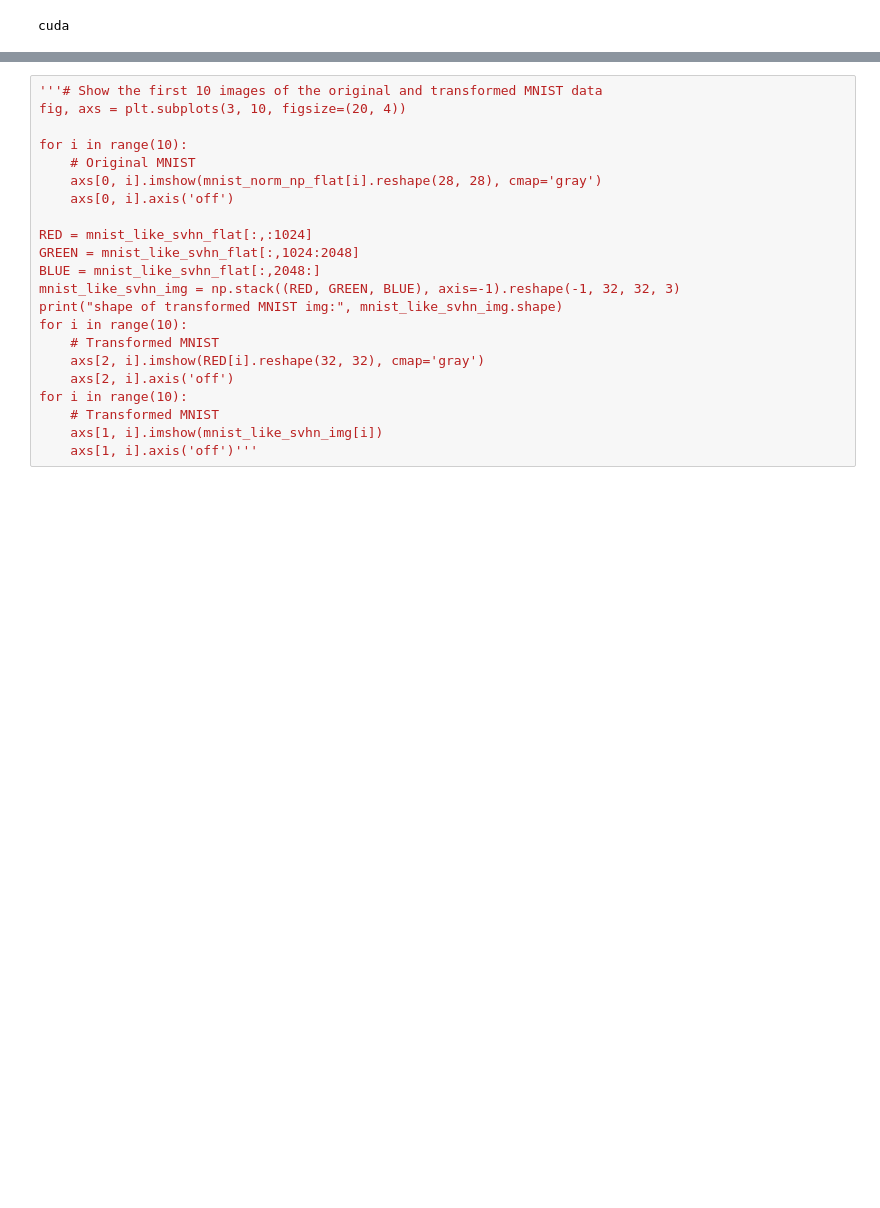
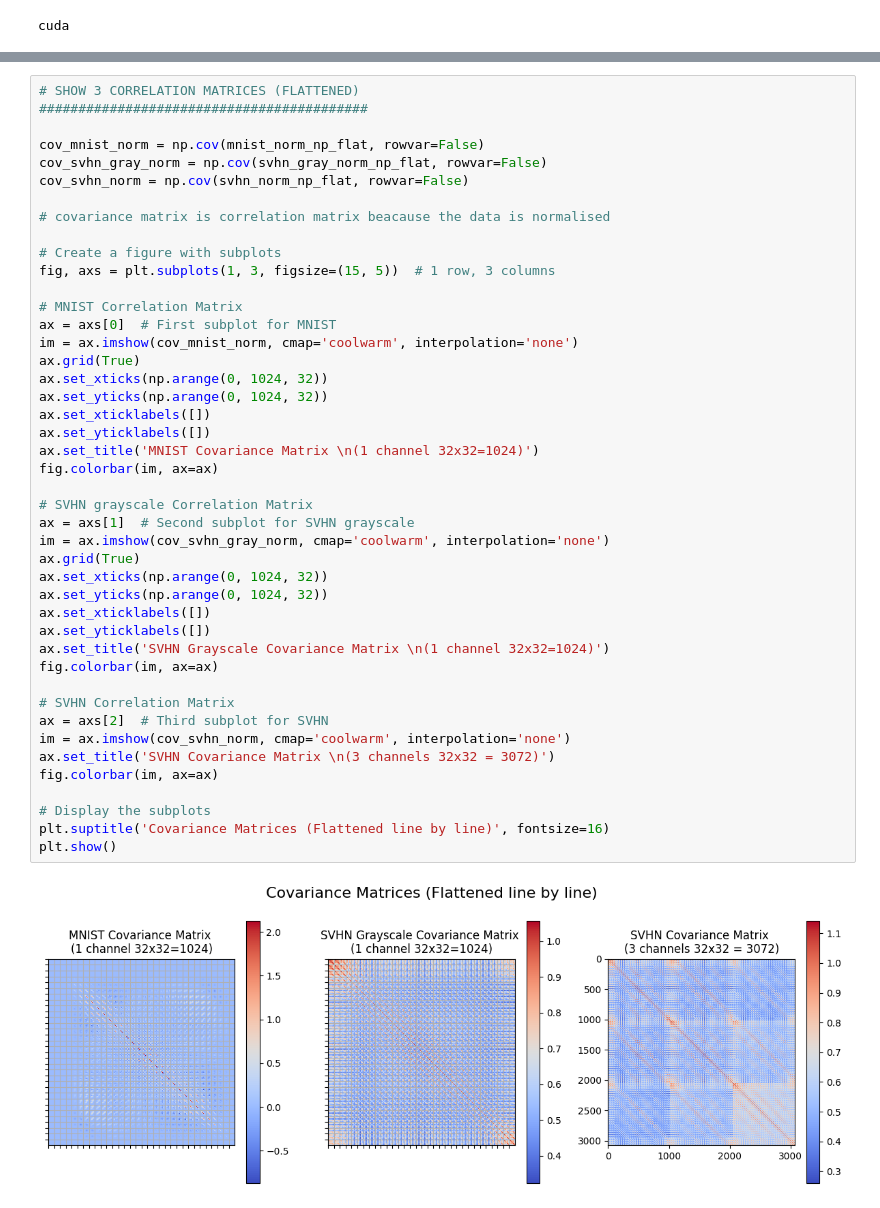
Before and after one commit to anaele-paris/domain_adaptation_MNIST_SVHN, a Jupyter notebook: CORAL_METHOD_32.ipynb, the cells around one changed output, grey strips where cells are left out. Cells and saved outputs as stored; diff of their text form; blank space fills up the shorter version.

```diff
--- a/CORAL_METHOD_32.ipynb
+++ b/CORAL_METHOD_32.ipynb
@@ -448,22 +222,46 @@ plt.title('Transformed MNIST image')
-# %%
-'''# Show the first 10 images of the original and transformed MNIST data
-fig, axs = plt.subplots(3, 10, figsize=(20, 4))
-
-for i in range(10):
-    # Original MNIST
-    axs[0, i].imshow(mnist_norm_np_flat[i].reshape(28, 28), cmap='gray')
-    axs[0, i].axis('off')
-
-RED = mnist_like_svhn_flat[:,:1024]
-GREEN = mnist_like_svhn_flat[:,1024:2048]
-BLUE = mnist_like_svhn_flat[:,2048:]
-mnist_like_svhn_img = np.stack((RED, GREEN, BLUE), axis=-1).reshape(-1, 32, 32, 3)
-print("shape of transformed MNIST img:", mnist_like_svhn_img.shape)
-for i in range(10):
-    # Transformed MNIST
-    axs[2, i].imshow(RED[i].reshape(32, 32), cmap='gray')
-    axs[2, i].axis('off')
-for i in range(10):
-    # Transformed MNIST
-    axs[1, i].imshow(mnist_like_svhn_img[i])
-    axs[1, i].axis('off')'''
+# %%
+# SHOW 3 CORRELATION MATRICES (FLATTENED)
+##########################################
+
+cov_mnist_norm = np.cov(mnist_norm_np_flat, rowvar=False)
+cov_svhn_gray_norm = np.cov(svhn_gray_norm_np_flat, rowvar=False)
+cov_svhn_norm = np.cov(svhn_norm_np_flat, rowvar=False)
+
+# covariance matrix is correlation matrix beacause the data is normalised
+
+# Create a figure with subplots
+fig, axs = plt.subplots(1, 3, figsize=(15, 5))  # 1 row, 3 columns
+
+# MNIST Correlation Matrix
+ax = axs[0]  # First subplot for MNIST
+im = ax.imshow(cov_mnist_norm, cmap='coolwarm', interpolation='none')
+ax.grid(True)
+ax.set_xticks(np.arange(0, 1024, 32))
+ax.set_yticks(np.arange(0, 1024, 32))
+ax.set_xticklabels([])
+ax.set_yticklabels([])
+ax.set_title('MNIST Covariance Matrix \n(1 channel 32x32=1024)')
+fig.colorbar(im, ax=ax)
+
+# SVHN grayscale Correlation Matrix
+ax = axs[1]  # Second subplot for SVHN grayscale
+im = ax.imshow(cov_svhn_gray_norm, cmap='coolwarm', interpolation='none')
+ax.grid(True)
+ax.set_xticks(np.arange(0, 1024, 32))
+ax.set_yticks(np.arange(0, 1024, 32))
+ax.set_xticklabels([])
+ax.set_yticklabels([])
+ax.set_title('SVHN Grayscale Covariance Matrix \n(1 channel 32x32=1024)')
+fig.colorbar(im, ax=ax)
+
+# SVHN Correlation Matrix
+ax = axs[2]  # Third subplot for SVHN
+im = ax.imshow(cov_svhn_norm, cmap='coolwarm', interpolation='none')
+ax.set_title('SVHN Covariance Matrix \n(3 channels 32x32 = 3072)')
+fig.colorbar(im, ax=ax)
+
+# Display the subplots
+plt.suptitle('Covariance Matrices (Flattened line by line)', fontsize=16)
+plt.show()
+# %% [output]
+[figure, added]
```
Also changed, not shown: parts of 26 cells of this notebook, 1 other file.
